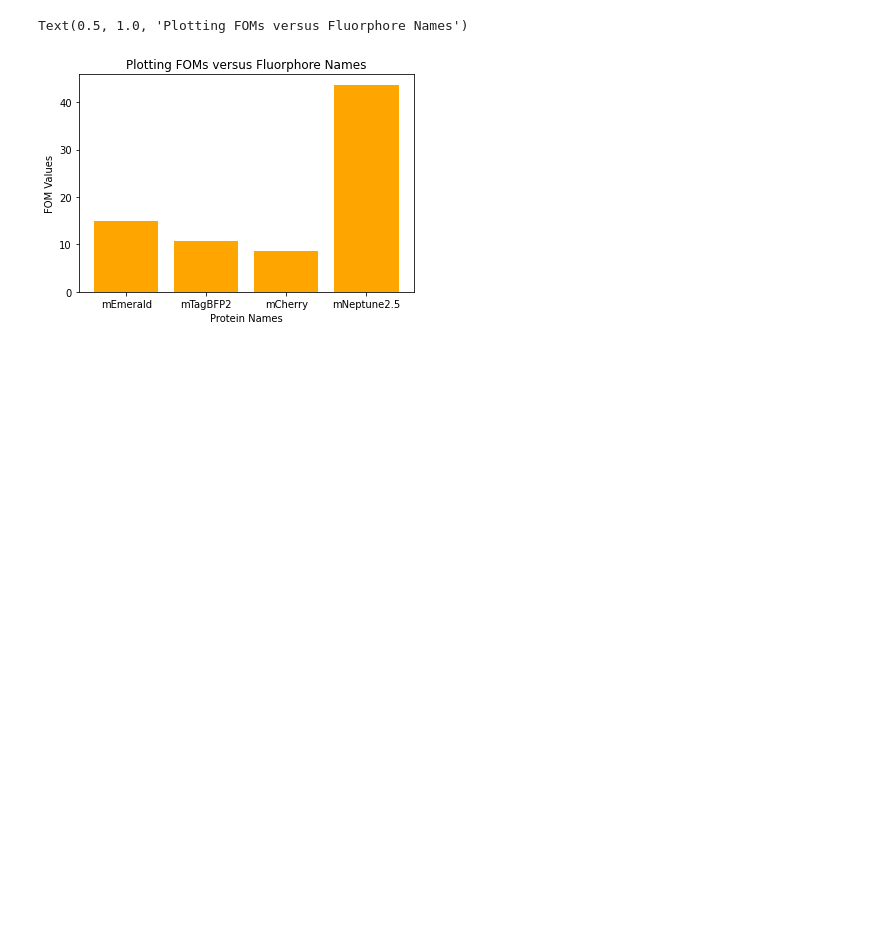
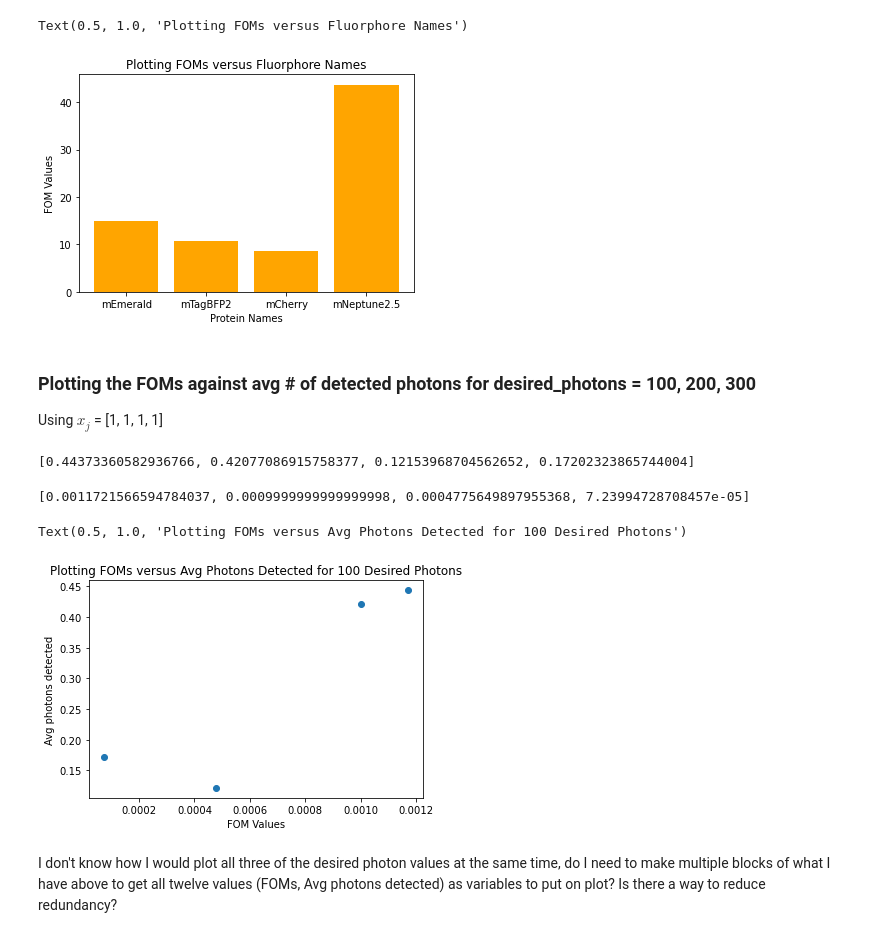
Before and after one commit to PatrickLaRiviereLab/hyperspectral, a Jupyter notebook: Imaging Model.ipynb, the cells around one changed output. Saved outputs shown, nothing was run; the diff lists cells and outputs as text; code cells hidden in the pictures; blank space fills up the shorter version.

```diff
--- a/Imaging Model.ipynb
+++ b/Imaging Model.ipynb
@@ -297,3 +308,6 @@ plt.title('Plotting FOMs versus Fluorphore Names')
 # %% [output]
 Text(0.5, 1.0, 'Plotting FOMs versus Fluorphore Names')
 [figure]
+# %% [markdown]
+### Plotting the FOMs against avg # of detected photons for desired_photons = 100, 200, 300
+Using $x_j$ = [1, 1, 1, 1]
@@ -299,0 +333,51 @@ Text(0.5, 1.0, 'Plotting FOMs versus Fluorphore Names')
+# %%
+def calc_FOM_for_plot(A_for_plot, x):
+    y = A_for_plot @ x
+    y_reshaped = np.reshape(y, (200, 1))
+    transposed_A_for_plot = A_for_plot.T
+    FIM_y = 1/y
+    FIM_y[FIM_y == np.inf] = 0
+    diagonal_matrix = np.diag(FIM_y)
+    FIM = transposed_A_for_plot @ diagonal_matrix @ A_for_plot
+    FIM_inverse = np.linalg.inv(FIM)
+    CRLB_0 = FIM_inverse[0,0]
+    CRLB_1 = FIM_inverse[1,1]
+    CRLB_2 = FIM_inverse[2,2]
+    CRLB_3 = FIM_inverse[3,3]
+    CRLB_list = [CRLB_0, CRLB_1, CRLB_2, CRLB_3]
+    sqrt_CRLB_list = np.sqrt(CRLB_list)
+    FOM_list = [1/i for i in sqrt_CRLB_list] #would have to change this line of code if don't use 1 for each concentration
+    return FOM_list
+
+x = [1, 1, 1, 1]
+FOM_list_for_plot = calc_FOM_for_plot(A_for_plot, x)
+
+print(FOM_list_for_plot)
+# %% [output]
+[0.44373360582936766, 0.42077086915758377, 0.12153968704562652, 0.17202323865744004]
+# %%
+# A = form_A()
+
+avg_photons_detected_list = []
+for illum_count in range(4):
+    start = 50 * illum_count
+    end = 50 * (illum_count + 1)
+    # print(f"Start row: {start}, End row: {end}")
+    A_section_for_plot = A_for_plot[50 * illum_count : 50 * (illum_count + 1), :]
+    avg_photons_detected = np.average(A_section_for_plot)
+    avg_photons_detected_list.append(avg_photons_detected)
+
+print(avg_photons_detected_list)
+# %% [output]
+[0.0011721566594784037, 0.0009999999999999998, 0.0004775649897955368, 7.23994728708457e-05]
+# %%
+protein_names = ['mEmerald', 'mTagBFP2', 'mCherry', 'mNeptune2.5']
+plt.scatter(avg_photons_detected_list, FOM_list_for_plot)
+plt.xlabel('FOM Values')
+plt.ylabel('Avg photons detected')
+plt.title('Plotting FOMs versus Avg Photons Detected for 100 Desired Photons')
+# %% [output]
+Text(0.5, 1.0, 'Plotting FOMs versus Avg Photons Detected for 100 Desired Photons')
+[figure, added]
+# %% [markdown]
+I don't know how I would plot all three of the desired photon values at the same time, do I need to make multiple blocks of what I have above to get all twelve values (FOMs, Avg photons detected) as variables to put on plot? Is there a way to reduce redundancy?
```
Also changed, not shown: parts of 7 cells of this notebook.
